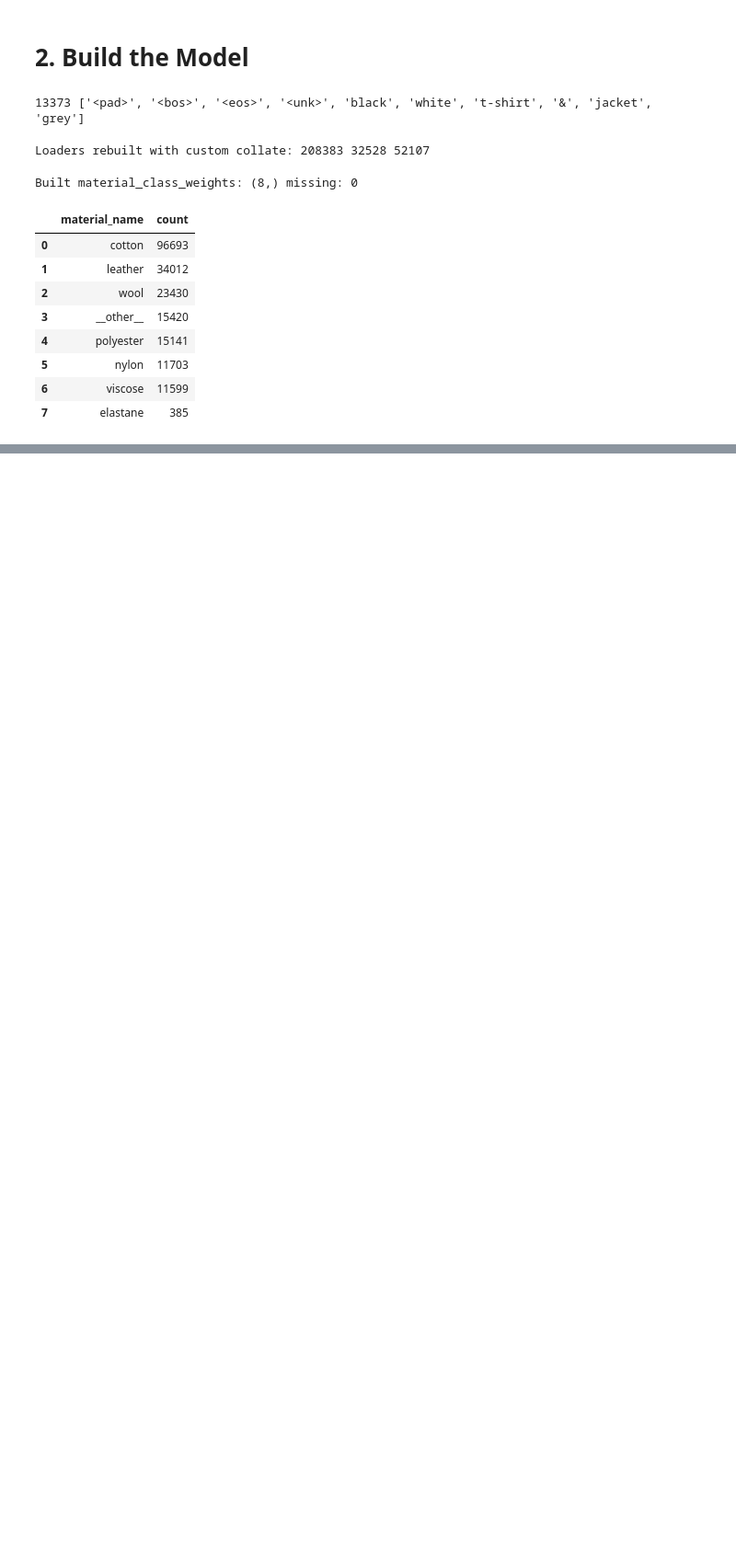
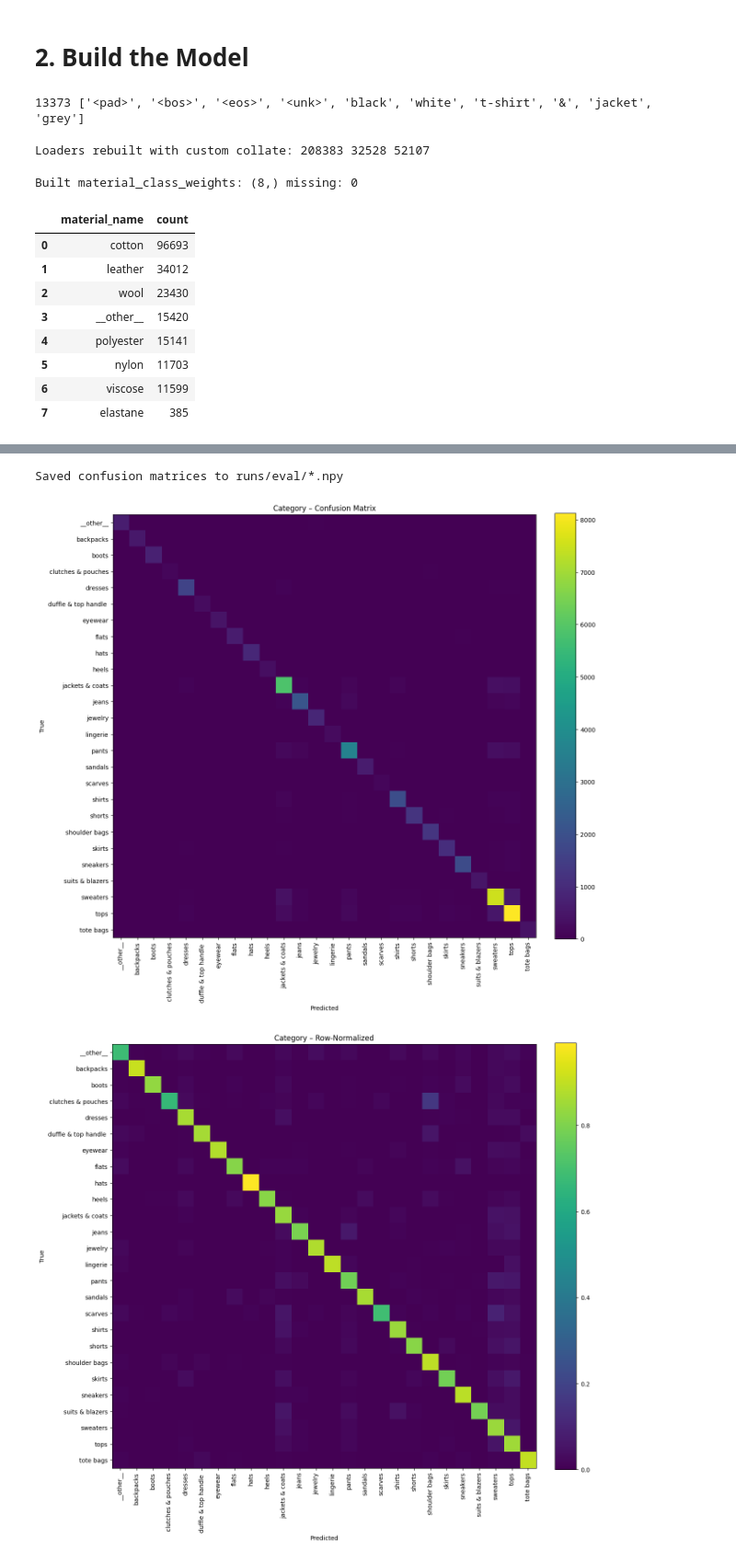
Before and after one commit to lurui-star/Shop-Till-You-Drop, a Jupyter notebook: notebook/multitask_fashion_model_v2.ipynb, the cells around one changed output, grey strips where cells are left out. Shown at 92% size. Cells and saved outputs as stored; diff of their text form; code cells hidden in the pictures; blank space fills up the shorter version.

```diff
--- a/notebook/multitask_fashion_model_v2.ipynb
+++ b/notebook/multitask_fashion_model_v2.ipynb
@@ -806,0 +753,45 @@ Error displaying widget: model not found
+# %%
+# Confusion matrices (numpy)
+def confusion_matrix(y_true, y_pred, num_classes):
+    cm = np.zeros((num_classes, num_classes), dtype=np.int64)
+    for t, p in zip(y_true, y_pred):
+        if 0 <= t < num_classes and 0 <= p < num_classes:
+            cm[t, p] += 1
+    return cm
+
+if y_cat_true.size:
+    cm_cat = confusion_matrix(y_cat_true, y_cat_pred, num_classes=len(label_vocab))
+    np.save("runs/eval/confmat_category.npy", cm_cat)
+if y_gen_true.size:
+    cm_gen = confusion_matrix(y_gen_true, y_gen_pred, num_classes=len(gen_vocab))
+    np.save("runs/eval/confmat_gender.npy", cm_gen)
+if y_mat_true.size:
+    cm_mat = confusion_matrix(y_mat_true, y_mat_pred, num_classes=len(mat_vocab))
+    np.save("runs/eval/confmat_material.npy", cm_mat)
+
+print("Saved confusion matrices to runs/eval/*.npy")
+# %% [output]
+Saved confusion matrices to runs/eval/*.npy
+# %%
+# # ---------- build or load your matrices ----------
+# cm_cat = np.load("runs/eval/confmat_category.npy")   if 'cm_cat' not in globals() else cm_cat
+# cm_gen = np.load("runs/eval/confmat_gender.npy")     if 'cm_gen' not in globals() else cm_gen
+# cm_mat = np.load("runs/eval/confmat_material.npy")   if 'cm_mat' not in globals() else cm_mat
+
+# ---------- print (category) ----------
+# plot full or truncated corners
+plot_confmat(cm_cat, idx2name=id2label, title="Category – Confusion Matrix", normalize=False, max_classes=30)
+plot_confmat(cm_cat, idx2name=id2label, title="Category – Row-Normalized", normalize=True, max_classes=30)
+
+plot_confmat(cm_gen, idx2name=id2gen,   title="Gender – Confusion Matrix", normalize=False)
+plot_confmat(cm_gen, idx2name=id2gen,   title="Gender – Row-Normalized", normalize=True)
+
+plot_confmat(cm_mat, idx2name=id2mat,   title="Material – Confusion Matrix", normalize=False, max_classes=30)
+plot_confmat(cm_mat, idx2name=id2mat,   title="Material – Row-Normalized", normalize=True, max_classes=30)
+
+# top confusions bars
+plot_top_confusions_bar(cm_cat, idx2name=id2label, k=20, min_support=25, title="Category – Top Confusions")
+plot_top_confusions_bar(cm_mat, idx2name=id2mat,   k=25, min_support=20, title="Material – Top Confusions")
+# %% [output]
+[figure, added]
+[figure, added]
```
Also changed, not shown: parts of 18 cells of this notebook, 14 other files.
